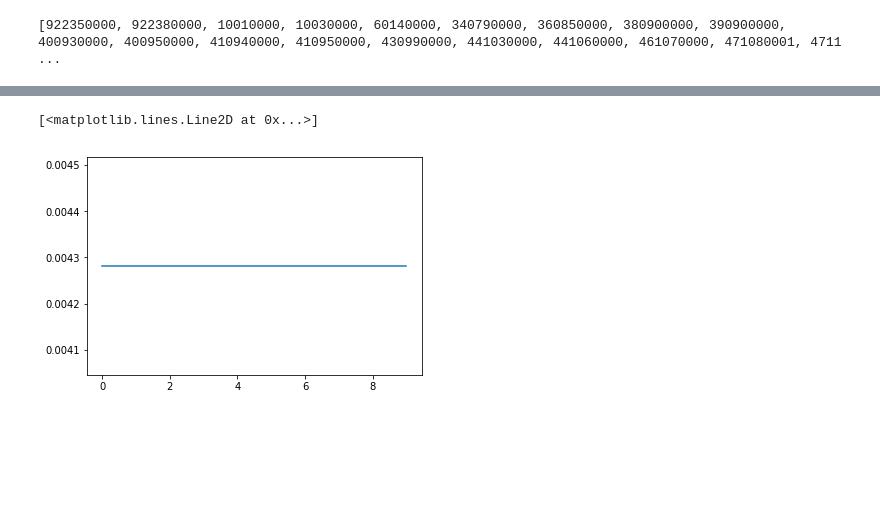
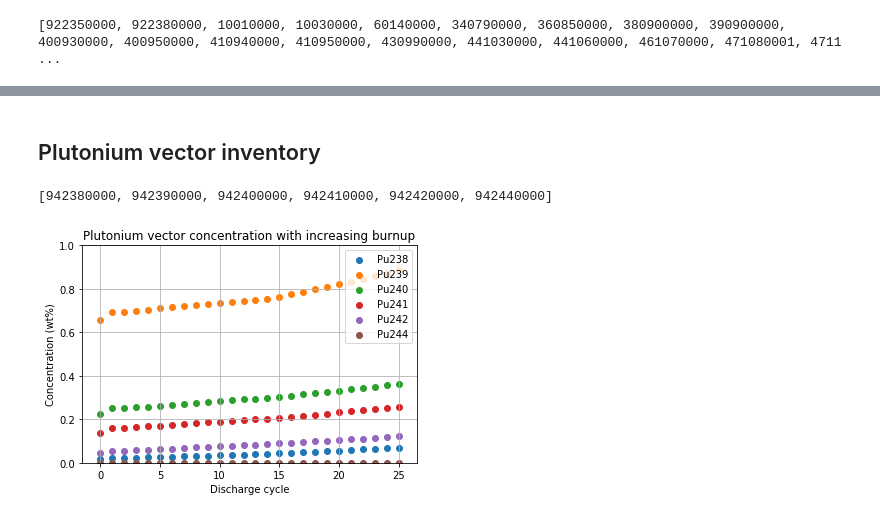
Before and after one commit to jbae11/depletion_rom, a Jupyter notebook: cyclus_implementation.ipynb, the cells around one changed output, grey strips where cells are left out. Saved outputs shown, nothing was run; the diff lists cells and outputs as text; code cells hidden in the pictures; blank space fills up the shorter version.

```diff
--- a/cyclus_implementation.ipynb
+++ b/cyclus_implementation.ipynb
@@ -45,5 +53,18 @@ plt.show()
-# %%
-plt.plot(iso_trans_dict[942390000])
-# %% [output]
-[<matplotlib.lines.Line2D at 0x...>]
-[figure, removed]
+# %% [markdown]
+## Plutonium vector inventory
+# %%
+# unf composition
+nucid_list = []
+isos = cur.execute('SELECT distinct(nucid) FROM compositions').fetchall()
+for i in isos:
+    if i['nucid']//10000000 == 94:
+        nucid_list.append(i['nucid'])
+print(nucid_list)
+# %% [output]
+[942380000, 942390000, 942400000, 942410000, 942420000, 942440000]
+# %%
+get_isotopic_plot(nucid_list, 'Discharge cycle', 'Concentration (wt%)',
+                  'Plutonium vector concentration with increasing burnup',
+                  './images/cyclus_imp/pu.png')
+# %% [output]
+[figure, added]
```
Also changed, not shown: parts of 14 cells of this notebook.
